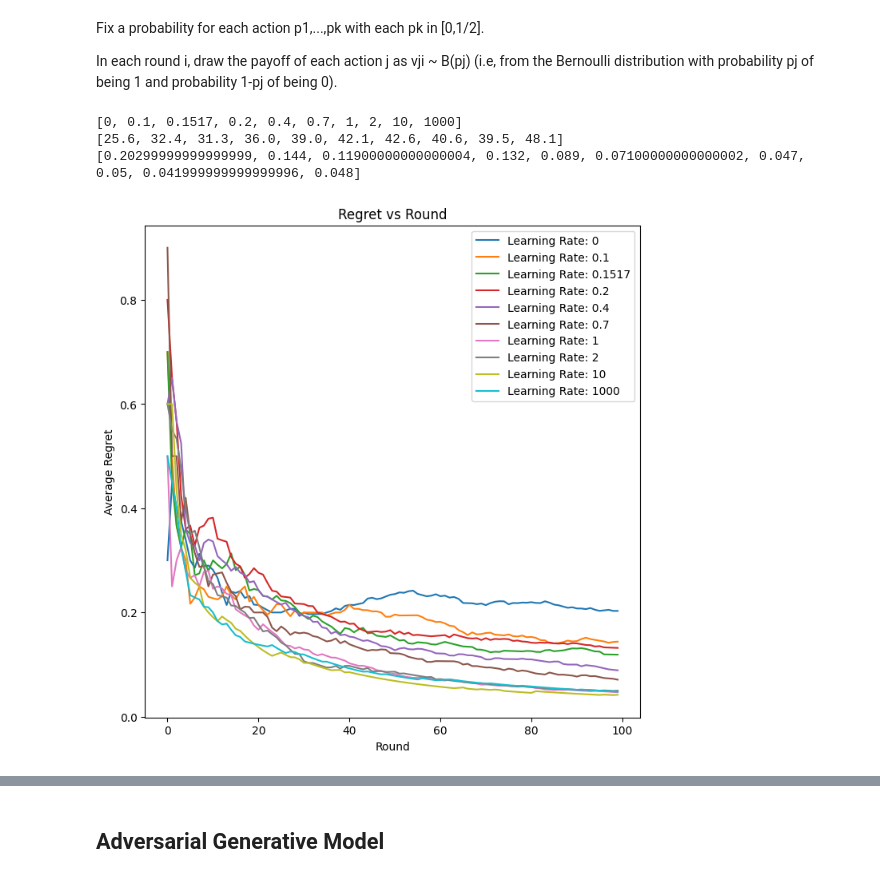
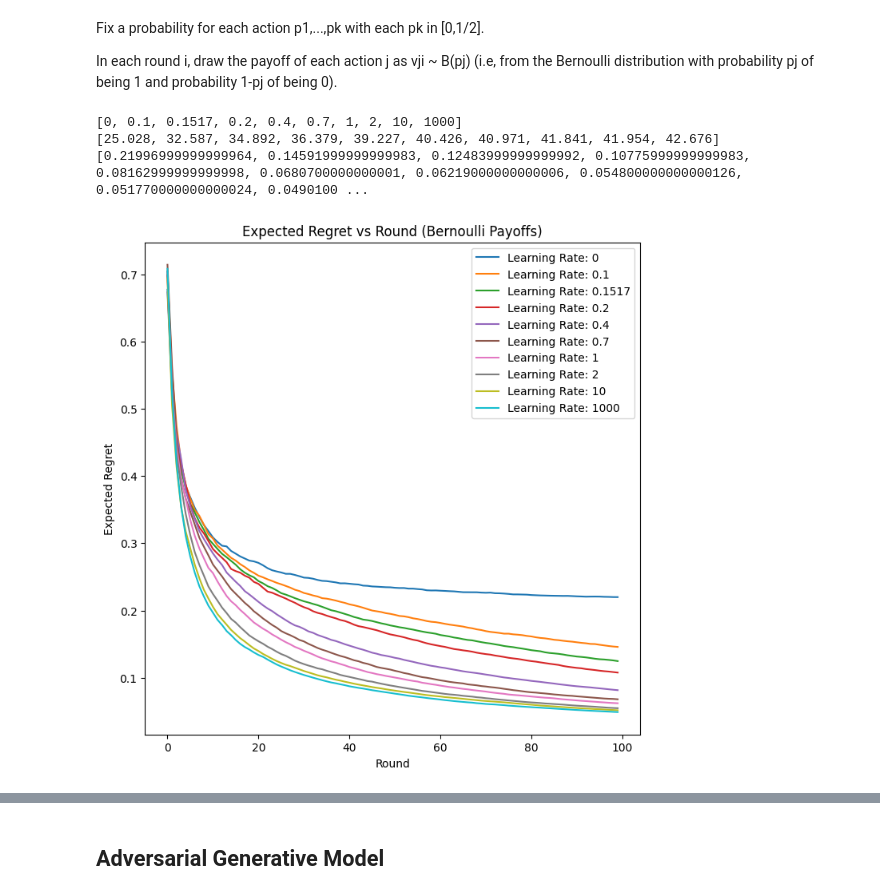
Before and after one commit to PrabhavJain10/Online-Markets, a Jupyter notebook: proj2.ipynb, the cells around one changed output, grey strips where cells are left out. Cells and saved outputs as stored; diff of their text form; code cells hidden in the pictures.

```diff
--- a/proj2.ipynb
+++ b/proj2.ipynb
@@ -29,7 +31,7 @@ class EWAlg:
             newWeight = (1+self.epsilon)**(self.payoffs[j]/self.h)
             self.weights[j] = newWeight
         self.sumWeights = np.sum(self.weights)
-        if(self.epsilon > 10):
+        if(self.epsilon > 1):
             self.weights = self.weights/self.sumWeights
             self.sumWeights = np.sum(self.weights)
         self.probs = self.weights/self.sumWeights
@@ -87,16 +89,16 @@ n = 100
 epsilons = [0, 0.1, 0.1517, 0.2, 0.4, 0.7, 1, 2, 10, 1000] # to be studied
 monteCarloBound = 1000
 
-epsilonPayoffs = []
-epsilonRegretPerRound = []
+AFEpsilonPayoffs = []
+AFEpsilonRegretPerRound = []
 for epsilon in epsilons:
     finalPayoff, regretPerRound = MonteCarlo(monteCarloBound, AdversarialFair, epsilon, k, h, n)
-    epsilonPayoffs.append(finalPayoff)
-    epsilonRegretPerRound.append(regretPerRound)
+    AFEpsilonPayoffs.append(finalPayoff)
+    AFEpsilonRegretPerRound.append(regretPerRound)
 
-epsilonAvgRegrets = [i[99] for i in epsilonRegretPerRound]
+AFEpsilonAvgRegrets = [i[99] for i in AFEpsilonRegretPerRound]
 print(epsilons)
-print(epsilonPayoffs)
-print(epsilonAvgRegrets)
+print(AFEpsilonPayoffs)
+print(AFEpsilonAvgRegrets)
 # %% [output]
 [0, 0.1, 0.1517, 0.2, 0.4, 0.7, 1, 2, 10, 1000]
@@ -108,10 +112,10 @@ f.set_figwidth(7)
 f.set_figheight(7)
 
 for i in range(len(epsilons)):
-    plt.plot(np.arange(40, n), epsilonRegretPerRound[i][40:], label = "Learning Rate: "+ str(epsilons[i]))
-plt.title('Regret vs Round')
+    plt.plot(np.arange(n), AFEpsilonRegretPerRound[i], label = "Learning Rate: "+ str(epsilons[i]))
+plt.title('Expected Regret vs Round (Adversarial Fair Payoffs)')
 plt.xlabel('Round')
-plt.ylabel('Average Regret')
+plt.ylabel('Expected Regret')
 plt.legend()
 plt.show()
 # %% [output]
@@ -189,34 +171,34 @@ h = 1 # fixed
 k = 10
 n = 100
 epsilons = [0, 0.1, 0.1517, 0.2, 0.4, 0.7, 1, 2, 10, 1000] # to be studied
-monteCarloBound = 10
+monteCarloBound = 1000
 
-epsilonPayoffs = []
-epsilonRegretPerRound = []
+bernoulliEpsilonPayoffs = []
+bernoulliEpsilonRegretPerRound = []
 for epsilon in epsilons:
     finalPayoff, regretPerRound = MonteCarlo(monteCarloBound, Bernoulli, epsilon, k, h, n)
-    epsilonPayoffs.append(finalPayoff)
-    epsilonRegretPerRound.append(regretPerRound)
+    bernoulliEpsilonPayoffs.append(finalPayoff)
+    bernoulliEpsilonRegretPerRound.append(regretPerRound)
 
-epsilonAvgRegrets = [i[99] for i in epsilonRegretPerRound]
+bernoulliEpsilonAvgRegrets = [i[99] for i in bernoulliEpsilonRegretPerRound]
 print(epsilons)
-print(epsilonPayoffs)
-print(epsilonAvgRegrets)
+print(bernoulliEpsilonPayoffs)
+print(bernoulliEpsilonAvgRegrets)
 # %% [output]
 [0, 0.1, 0.1517, 0.2, 0.4, 0.7, 1, 2, 10, 1000]
-[25.6, 32.4, 31.3, 36.0, 39.0, 42.1, 42.6, 40.6, 39.5, 48.1]
-[0.20299999999999999, 0.144, 0.11900000000000004, 0.132, 0.089, 0.07100000000000002, 0.047, 0.05, 0.041999999999999996, 0.048]
+[25.028, 32.587, 34.892, 36.379, 39.227, 40.426, 40.971, 41.841, 41.954, 42.676]
+[0.21996999999999964, 0.14591999999999983, 0.12483999999999992, 0.10775999999999983, 0.08162999999999998, 0.0680700000000001, 0.06219000000000006, 0.054800000000000126, 0.051770000000000024, 0.0490100 ...
 # %%
 f = plt.figure()
 f.set_figwidth(8)
 f.set_figheight(8)
 
 for i in range(len(epsilons)):
-    plt.plot(np.arange(n), epsilonRegretPerRound[i], label = "Learning Rate: "+str(epsilons[i]))
-plt.title('Regret vs Round')
+    plt.plot(np.arange(n), bernoulliEpsilonRegretPerRound[i], label = "Learning Rate: "+str(epsilons[i]))
+plt.title('Expected Regret vs Round (Bernoulli Payoffs)')
 plt.xlabel('Round')
-plt.ylabel('Average Regret')
+plt.ylabel('Expected Regret')
 plt.legend()
 plt.show()
 # %% [output]
-[figure, old version]
+[figure, new version]
```
Also changed, not shown: parts of 27 cells of this notebook.
